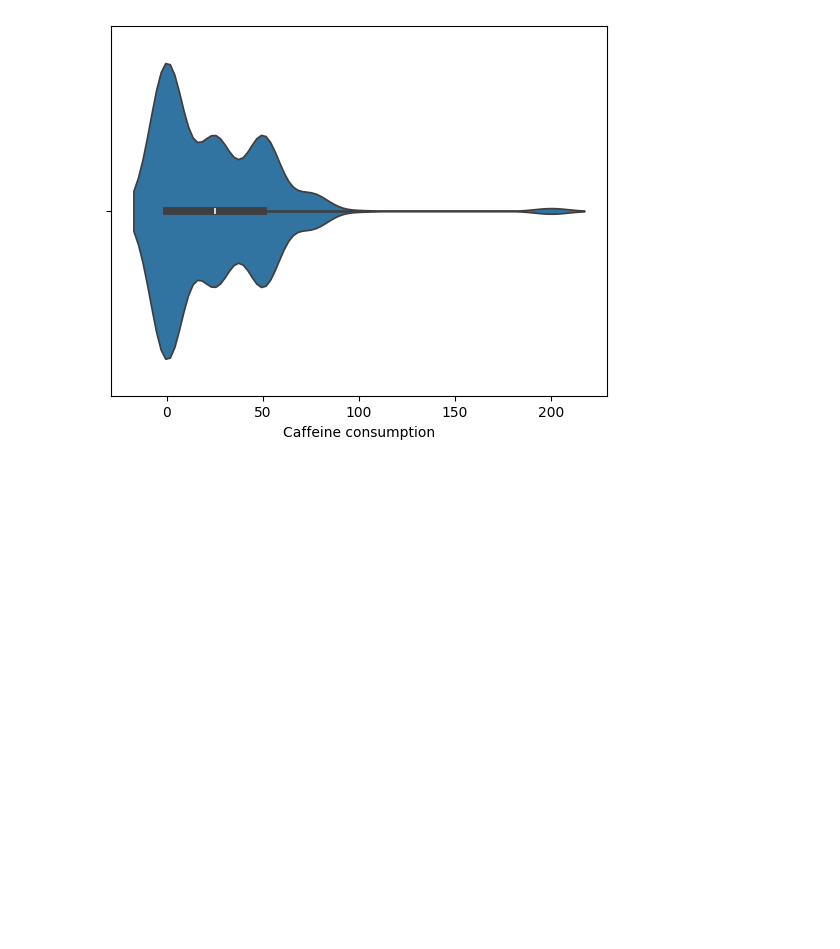
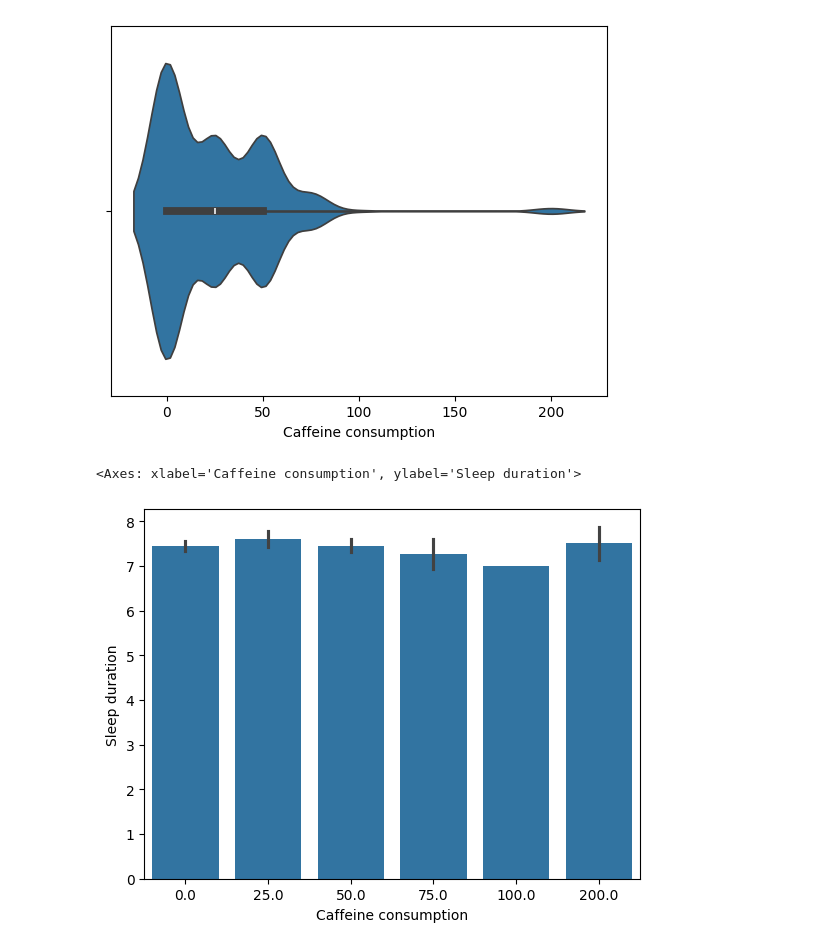
Before and after one commit to AvienReactor/CSE-Final, a Jupyter notebook: CaffeineVsSleep.ipynb, the cells around one changed output. Drawn from its saved outputs; the diff is of its cells as text; code cells hidden in the pictures; blank space fills up the shorter version.

```diff
--- a/CaffeineVsSleep.ipynb
+++ b/CaffeineVsSleep.ipynb
@@ -141,3 +141,8 @@ sns.violinplot(Caffeinevssleep, x='Caffeine consumption')
 # %% [output]
 <Axes: xlabel='Caffeine consumption'>
 [figure]
+# %%
+sns.barplot(Caffeinevssleep,x='Caffeine consumption', y='Sleep duration' )
+# %% [output]
+<Axes: xlabel='Caffeine consumption', ylabel='Sleep duration'>
+[figure, added]
```
Also changed, not shown: parts of 1 cell of this notebook.
